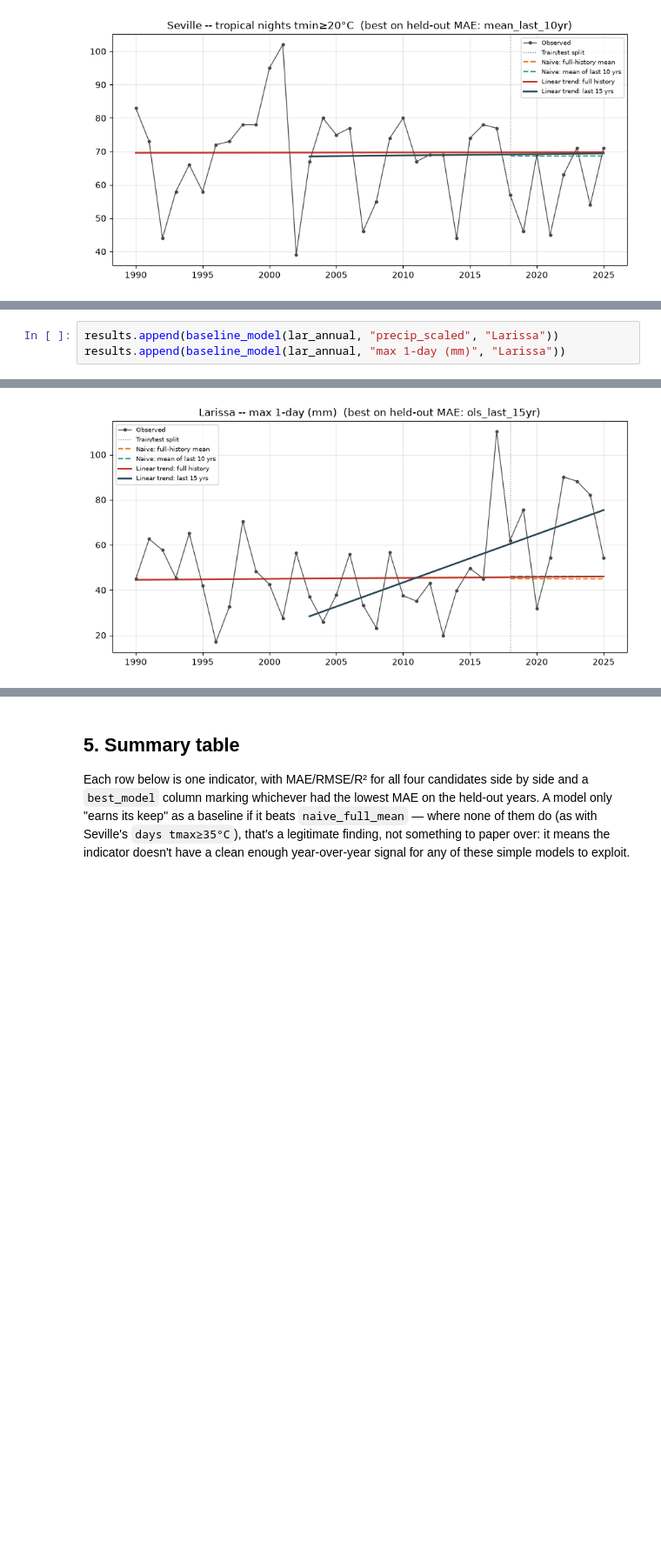
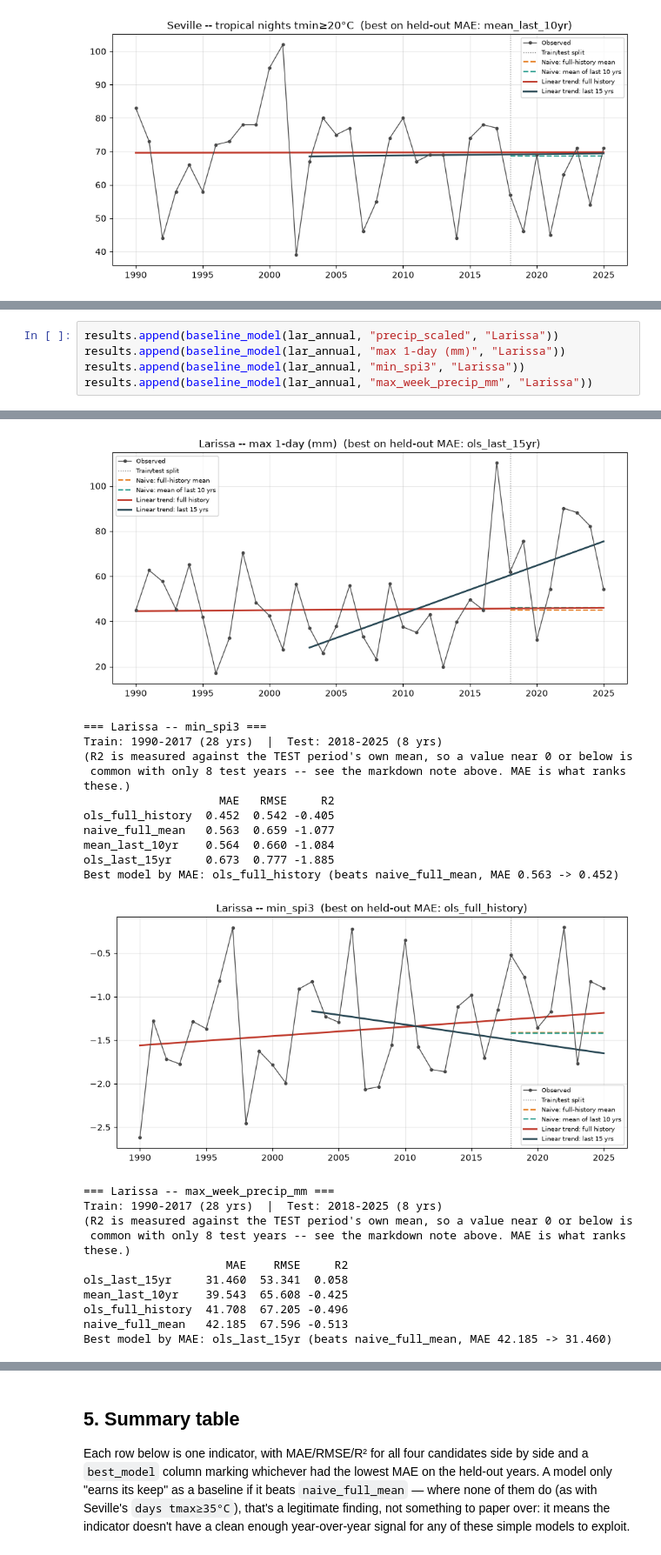
Before and after one commit to kazaraba/SECS_capstone_project, a Jupyter notebook: baseline_models_results/baseline_models.ipynb, the cells around one changed output, grey strips where cells are left out. Shown at 87% size. Saved outputs shown, nothing was run; the diff lists cells and outputs as text; blank space fills up the shorter version.

```diff
--- a/baseline_models_results/baseline_models.ipynb
+++ b/baseline_models_results/baseline_models.ipynb
@@ -263,26 +274,49 @@ just the target column.
 # %%
 results.append(baseline_model(lar_annual, "precip_scaled", "Larissa"))
 results.append(baseline_model(lar_annual, "max 1-day (mm)", "Larissa"))
+results.append(baseline_model(lar_annual, "min_spi3", "Larissa"))
+results.append(baseline_model(lar_annual, "max_week_precip_mm", "Larissa"))
 # %% [output]
 === Larissa -- precip_scaled ===
 Train: 1990-2017 (28 yrs)  |  Test: 2018-2025 (8 yrs)
 (R2 is measured against the TEST period's own mean, so a value near 0 or below is
  common with only 8 test years -- see the markdown note above. MAE is what ranks these.)
                       MAE     RMSE     R2
 ols_last_15yr      94.262  113.754 -0.069
 ols_full_history  106.939  132.299 -0.446
 mean_last_10yr    122.134  148.836 -0.830
 naive_full_mean   136.572  169.632 -1.378
 Best model by MAE: ols_last_15yr (beats naive_full_mean, MAE 136.572 -> 94.262)
 [figure]
 === Larissa -- max 1-day (mm) ===
 Train: 1990-2017 (28 yrs)  |  Test: 2018-2025 (8 yrs)
 (R2 is measured against the TEST period's own mean, so a value near 0 or below is
  common with only 8 test years -- see the markdown note above. MAE is what ranks these.)
                      MAE    RMSE     R2
 ols_last_15yr     16.024  18.269  0.069
 mean_last_10yr    24.801  28.486 -1.264
 ols_full_history  24.916  28.600 -1.282
 naive_full_mean   25.484  29.173 -1.375
 Best model by MAE: ols_last_15yr (beats naive_full_mean, MAE 25.484 -> 16.024)
 [figure]
+=== Larissa -- min_spi3 ===
+Train: 1990-2017 (28 yrs)  |  Test: 2018-2025 (8 yrs)
+(R2 is measured against the TEST period's own mean, so a value near 0 or below is
+ common with only 8 test years -- see the markdown note above. MAE is what ranks these.)
+                    MAE   RMSE     R2
+ols_full_history  0.452  0.542 -0.405
+naive_full_mean   0.563  0.659 -1.077
+mean_last_10yr    0.564  0.660 -1.084
+ols_last_15yr     0.673  0.777 -1.885
+Best model by MAE: ols_full_history (beats naive_full_mean, MAE 0.563 -> 0.452)
+[figure, added]
+=== Larissa -- max_week_precip_mm ===
+Train: 1990-2017 (28 yrs)  |  Test: 2018-2025 (8 yrs)
+(R2 is measured against the TEST period's own mean, so a value near 0 or below is
+ common with only 8 test years -- see the markdown note above. MAE is what ranks these.)
+                     MAE    RMSE     R2
+ols_last_15yr     31.460  53.341  0.058
+mean_last_10yr    39.543  65.608 -0.425
+ols_full_history  41.708  67.205 -0.496
+naive_full_mean   42.185  67.596 -0.513
+Best model by MAE: ols_last_15yr (beats naive_full_mean, MAE 42.185 -> 31.460)
```
Also changed, not shown: parts of 6 cells of this notebook, 6 other files.
